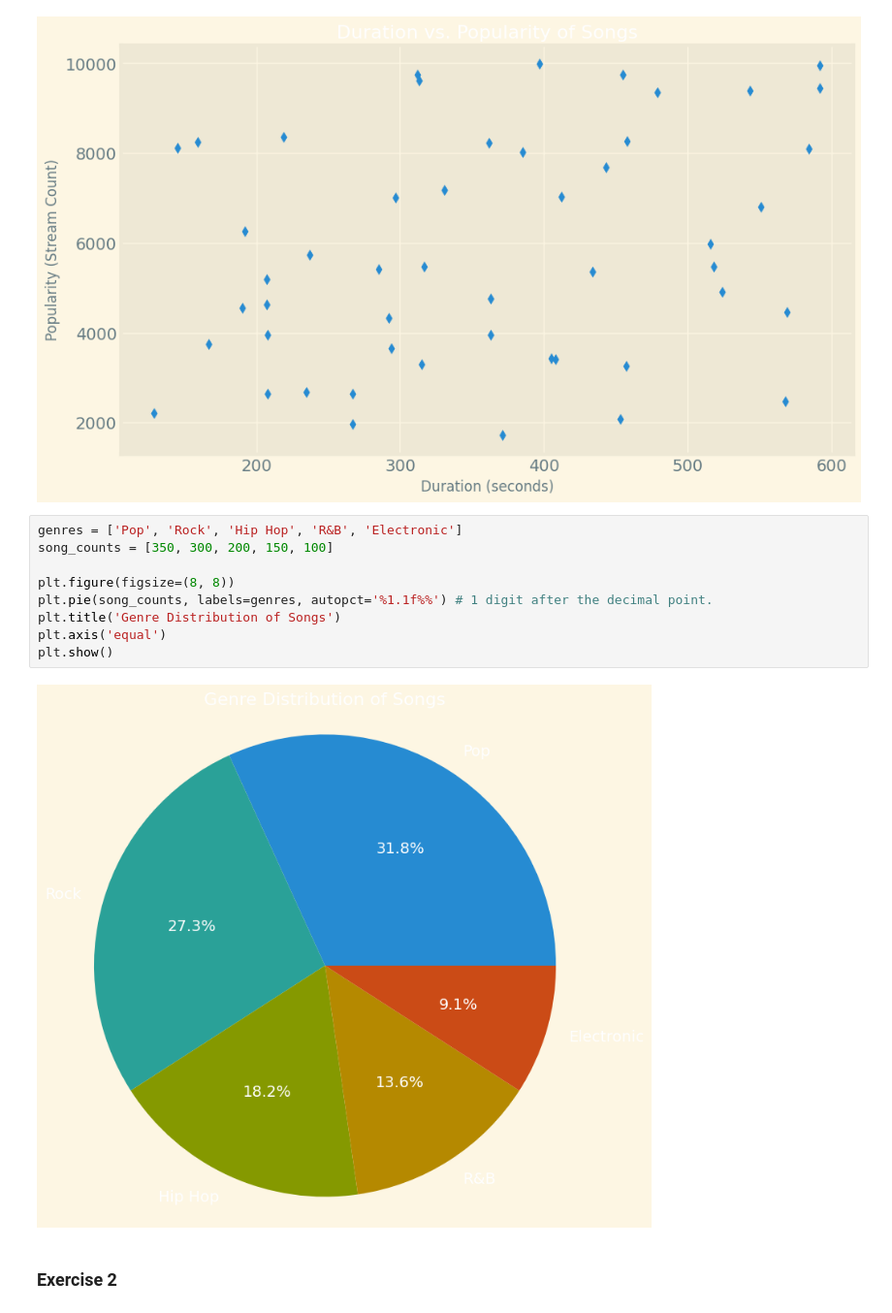
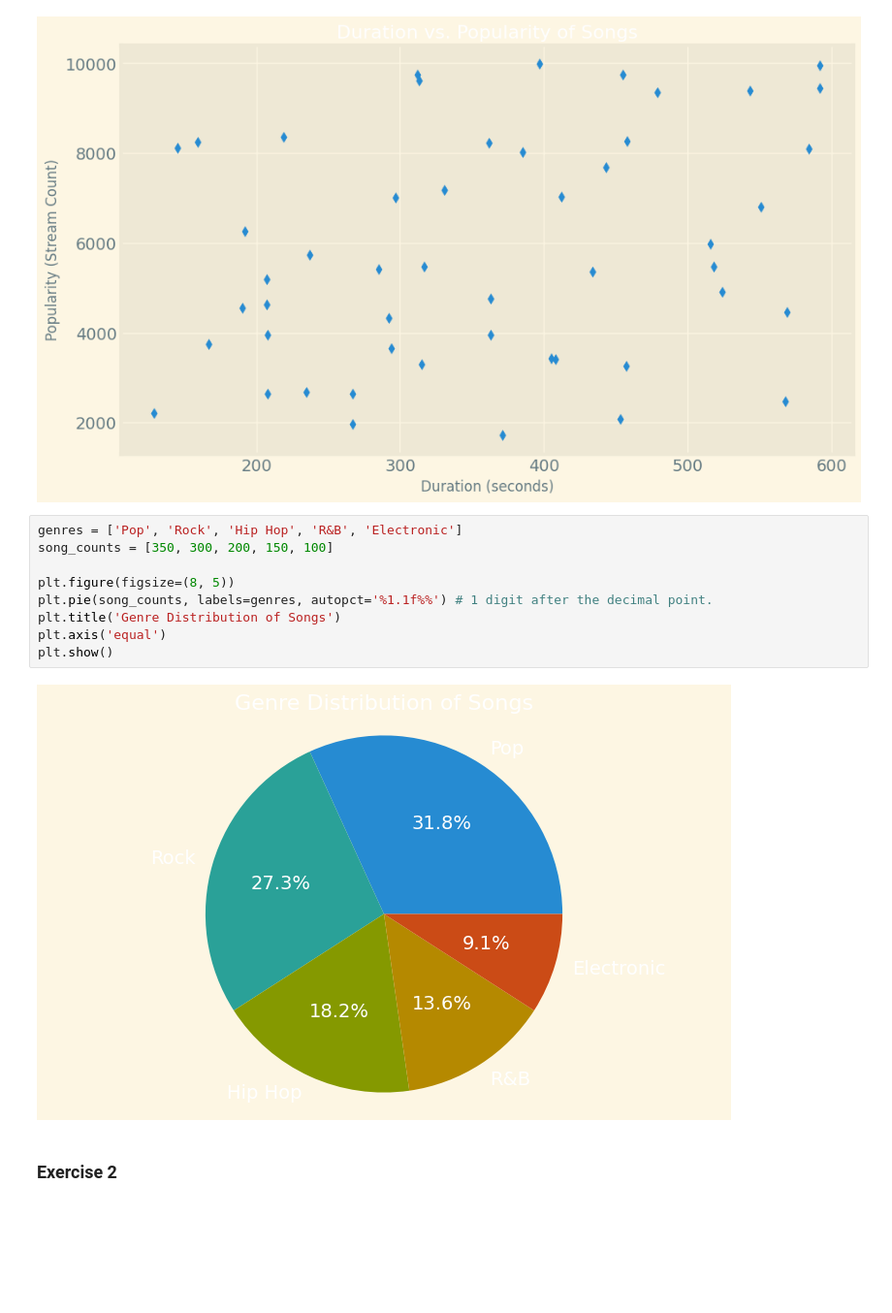
Before and after one commit to chenmargalit/10X-ML-Engineer---Python-Excercises, a Jupyter notebook: visualization/Lesson.ipynb, the cells around one changed output. Shown at 97% size. Drawn from its saved outputs; the diff is of its cells as text; blank space fills up the shorter version.

```diff
--- a/visualization/Lesson.ipynb
+++ b/visualization/Lesson.ipynb
@@ -412,14 +411,14 @@ Text(0, 0.5, 'Popularity (Stream Count)')
 # %%
 genres = ['Pop', 'Rock', 'Hip Hop', 'R&B', 'Electronic']
 song_counts = [350, 300, 200, 150, 100]
 
-plt.figure(figsize=(8, 8))
+plt.figure(figsize=(8, 5))
 plt.pie(song_counts, labels=genres, autopct='%1.1f%%') # 1 digit after the decimal point.
 plt.title('Genre Distribution of Songs')
 plt.axis('equal')
 plt.show()
 # %% [output]
-[figure, old version]
+[figure, new version]
 # %% [markdown]
 ### Exercise 2
 # %% [markdown]
```
Also changed, not shown: parts of 20 cells of this notebook, 36 other files.
